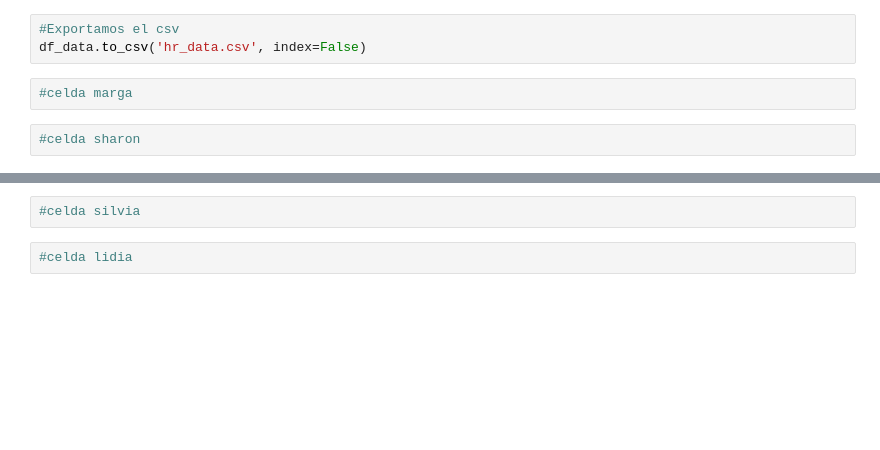
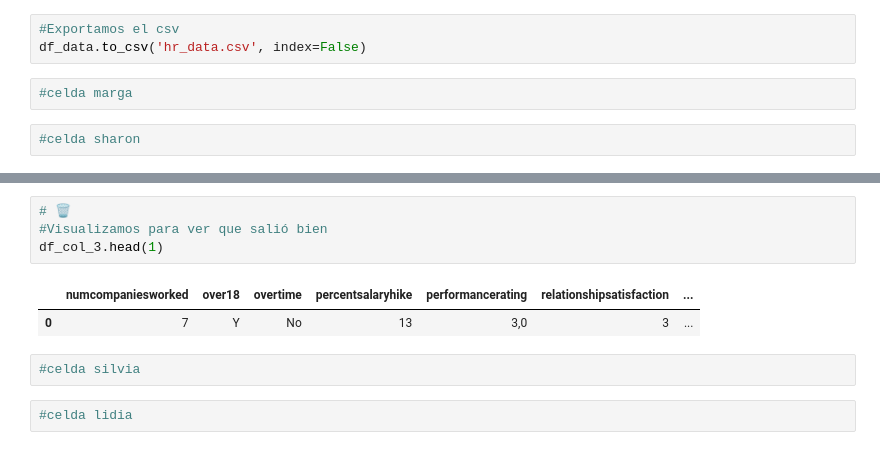
Before and after one commit to s-armeni/proyecto-da-promo-H-modulo-3-team-3-DataMinds, a Jupyter notebook: Codigo_principal.ipynb, the cells around one changed output, grey strips where cells are left out. Saved outputs shown, nothing was run; the diff lists cells and outputs as text; blank space fills up the shorter version.

```diff
--- a/Codigo_principal.ipynb
+++ b/Codigo_principal.ipynb
@@ -65,3 +124,10 @@ df_data.to_csv('hr_data.csv', index=False)
+# %%
+# 🗑️
+#Visualizamos para ver que salió bien
+df_col_3.head(1)
+# %% [output]
+|  | numcompaniesworked | over18 | overtime | percentsalaryhike | performancerating | relationshipsatisfaction | ... |
+| 0 | 7 | Y | No | 13 | 3,0 | 3 | ... |
 # %%
 #celda silvia
 # %%
```
Also changed, not shown: parts of 6 cells of this notebook, 2 other files.
